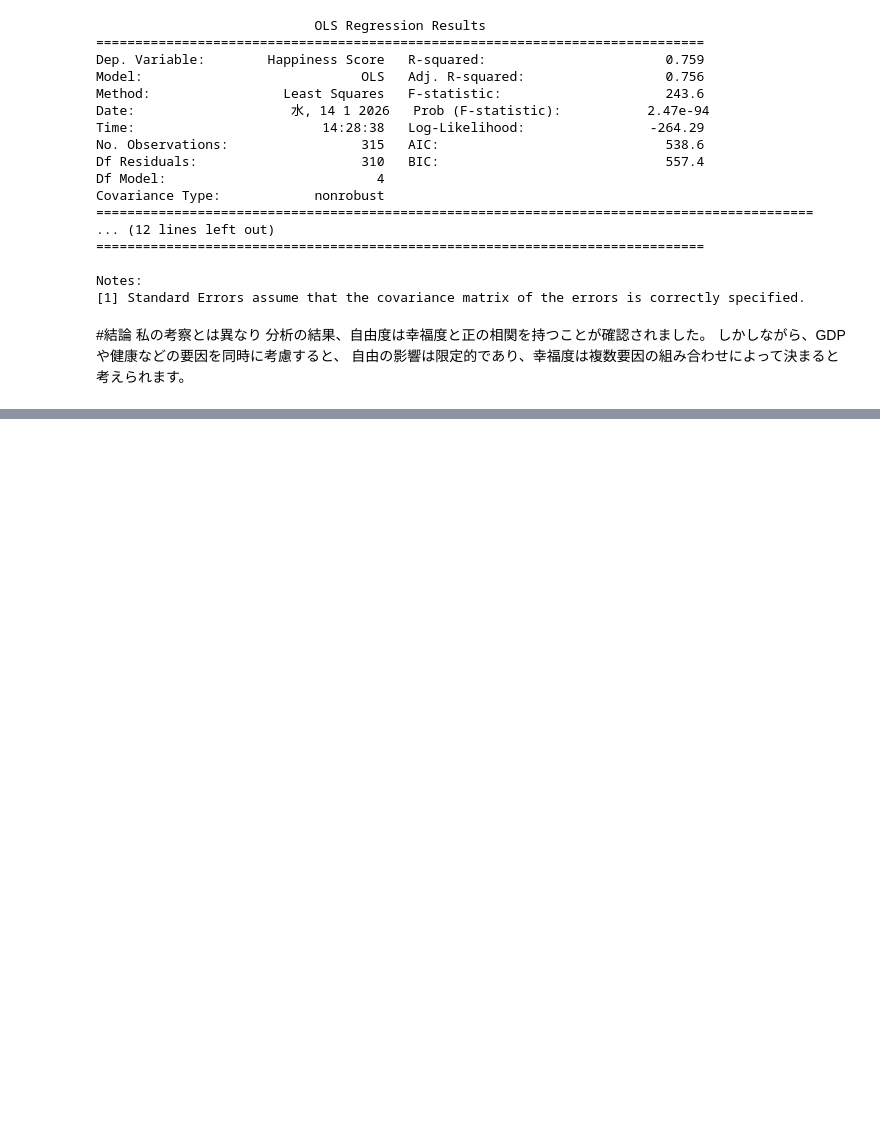
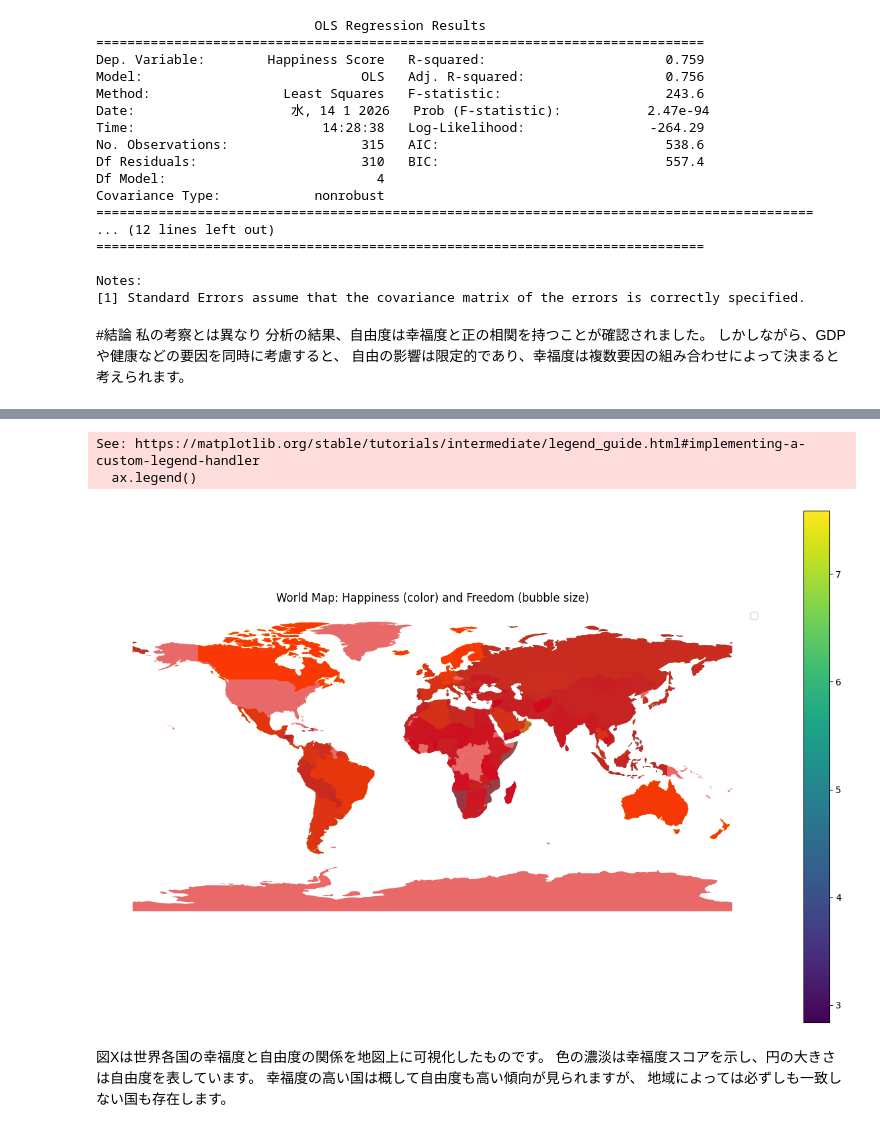
Before and after one commit to a250822k-coder/happiness_repo, a Jupyter notebook: happiness_world.ipynb, the cells around one changed output, grey strips where cells are left out. Drawn from its saved outputs; the diff is of its cells as text; code cells hidden in the pictures; blank space fills up the shorter version.

```diff
--- a/happiness_world.ipynb
+++ b/happiness_world.ipynb
@@ -146,0 +170,53 @@ Notes:
+# %%
+import geopandas as gpd
+import pandas as pd
+import matplotlib.pyplot as plt
+
+# ① 世界地図（Natural Earth）をURLから読み込む
+url = "https://naturalearth.s3.amazonaws.com/110m_cultural/ne_110m_admin_0_countries.zip"
+world = gpd.read_file(url)
+
+# ② 幸福度データ
+df = pd.read_csv("world_happiness_report.csv")
+
+# ③ 必要な列だけ
+df_map = df[["Country", "Happiness Score", "Freedom"]].dropna()
+
+# ④ 国名で結合
+merged = world.merge(df_map, left_on="NAME", right_on="Country", how="left")
+# %%
+fig, ax = plt.subplots(1, 1, figsize=(16, 10))
+
+# 幸福度（色）
+merged.plot(
+    column="Happiness Score",
+    cmap="viridis",
+    legend=True,
+    missing_kwds={"color": "lightgrey", "label": "No data"},
+    ax=ax
+)
+
+# 自由度（バブル）
+merged.plot(
+    ax=ax,
+    markersize=merged["Freedom"] * 250,
+    color="red",
+    alpha=0.5,
+    marker="o",
+    label="Freedom"
+)
+
+ax.set_title("World Map: Happiness (color) and Freedom (bubble size)")
+ax.axis("off")
+ax.legend()
+
+plt.show()
+# %% [output]
+See: https://matplotlib.org/stable/tutorials/intermediate/legend_guide.html#implementing-a-custom-legend-handler
+  ax.legend()
+[figure, added]
+# %% [markdown]
+図Xは世界各国の幸福度と自由度の関係を地図上に可視化したものです。
+色の濃淡は幸福度スコアを示し、円の大きさは自由度を表しています。
+幸福度の高い国は概して自由度も高い傾向が見られますが、
+地域によっては必ずしも一致しない国も存在します。
```
Also changed, not shown: parts of 1 cell of this notebook.
